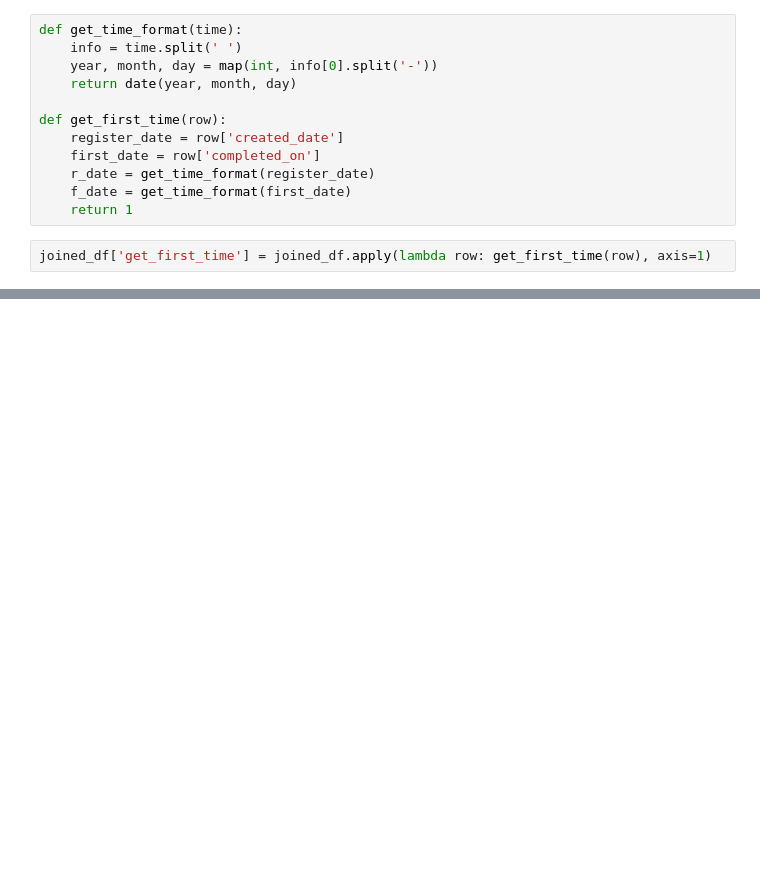
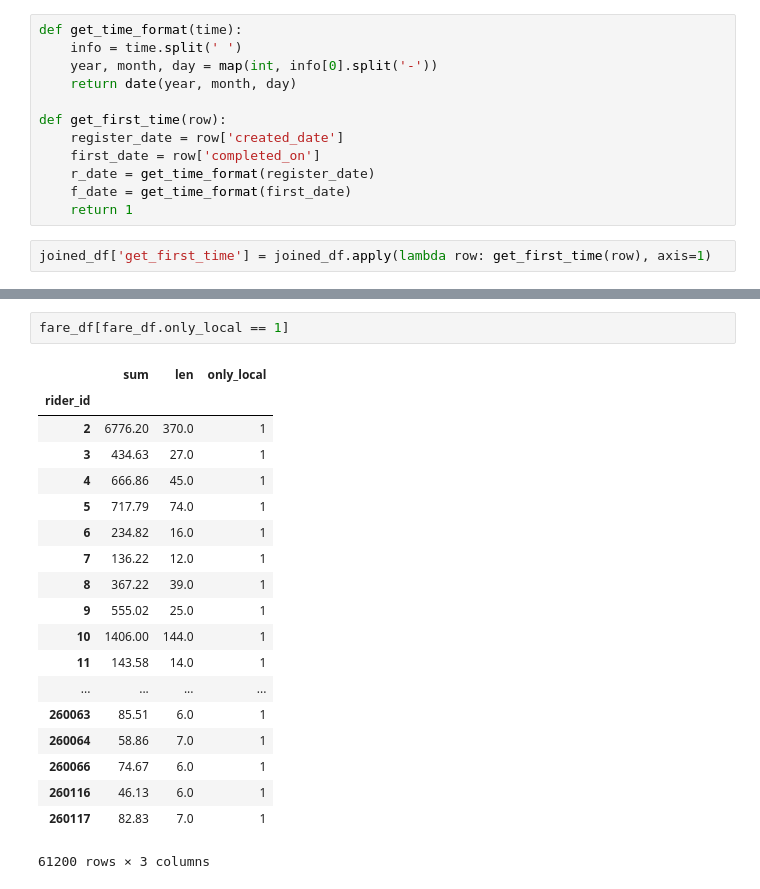
Before and after one commit to alvin319/book-notes, a Jupyter notebook: ride_austin/ride_austin_hackathon.ipynb, the cells around one changed output, grey strips where cells are left out. Cells and saved outputs as stored; diff of their text form; blank space fills up the shorter version.

```diff
--- a/ride_austin/ride_austin_hackathon.ipynb
+++ b/ride_austin/ride_austin_hackathon.ipynb
@@ -63,0 +49,22 @@ joined_df['get_first_time']
+# %%
+fare_df[fare_df.only_local == 1]
+# %% [output]
+|  | sum | len | only_local |
+| rider_id |  |  |  |
+| 2 | 6776.20 | 370.0 | 1 |
+| 3 | 434.63 | 27.0 | 1 |
+| 4 | 666.86 | 45.0 | 1 |
+| 5 | 717.79 | 74.0 | 1 |
+| 6 | 234.82 | 16.0 | 1 |
+| 7 | 136.22 | 12.0 | 1 |
+| 8 | 367.22 | 39.0 | 1 |
+| 9 | 555.02 | 25.0 | 1 |
+| 10 | 1406.00 | 144.0 | 1 |
+| 11 | 143.58 | 14.0 | 1 |
+| ... | ... | ... | ... |
+| 260063 | 85.51 | 6.0 | 1 |
+| 260064 | 58.86 | 7.0 | 1 |
+| 260066 | 74.67 | 6.0 | 1 |
+| 260116 | 46.13 | 6.0 | 1 |
+| 260117 | 82.83 | 7.0 | 1 |
+61200 rows × 3 columns
```
Also changed, not shown: parts of 12 cells of this notebook.
